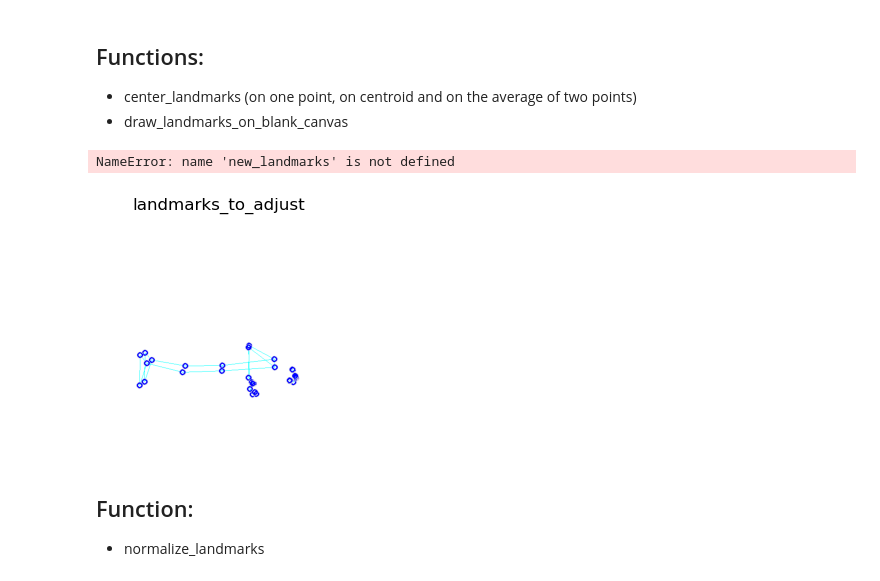
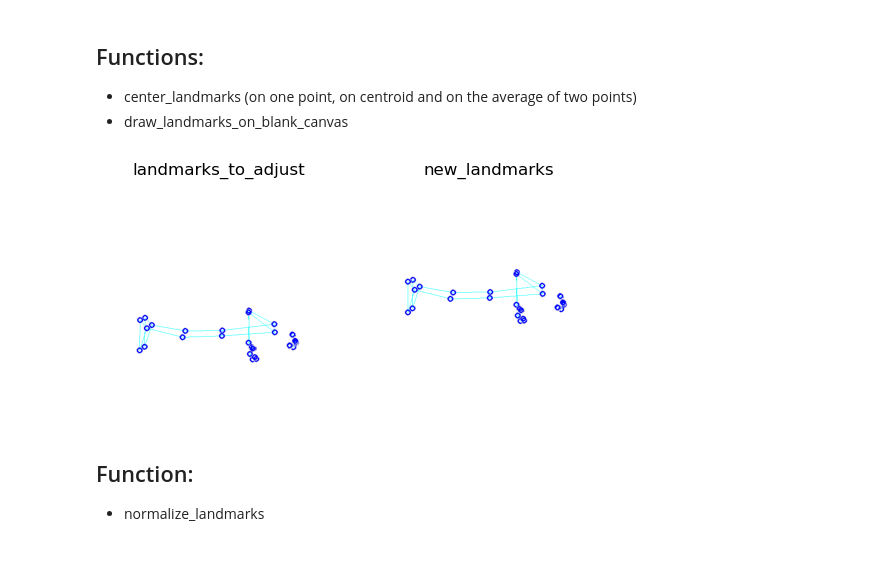
Before and after one commit to jpedroag/PMBA, a Jupyter notebook: C_distances.ipynb, the cells around one changed output. Drawn from its saved outputs; the diff is of its cells as text; code cells hidden in the pictures.

```diff
--- a/C_distances.ipynb
+++ b/C_distances.ipynb
@@ -216,22 +216,23 @@ def draw_landmarks_on_blank_canvas(landmarks, image_size=500, circle_radius=5, l
 # %%
 # Display landmarks_adjusted
 canvas_adjusted = draw_landmarks_on_blank_canvas(pose_landmarks)
 plt.subplot(1, 2, 1)
 plt.imshow(canvas_adjusted)
 plt.title('landmarks_to_adjust')
 plt.axis('off')
+
+new_landmarks = center_landmarks(pose_landmarks)
 
 # Display new_landmarks
 canvas_new = draw_landmarks_on_blank_canvas(new_landmarks)
 plt.subplot(1, 2, 2)
 plt.imshow(canvas_new)
 plt.title('new_landmarks')
 plt.axis('off')
 
 plt.show()
 # %% [output]
-NameError: name 'new_landmarks' is not defined
-[figure, old version]
+[figure, new version]
 # %% [markdown]
 ## Function:
 - normalize_landmarks
```
Also changed, not shown: parts of 5 cells of this notebook.
